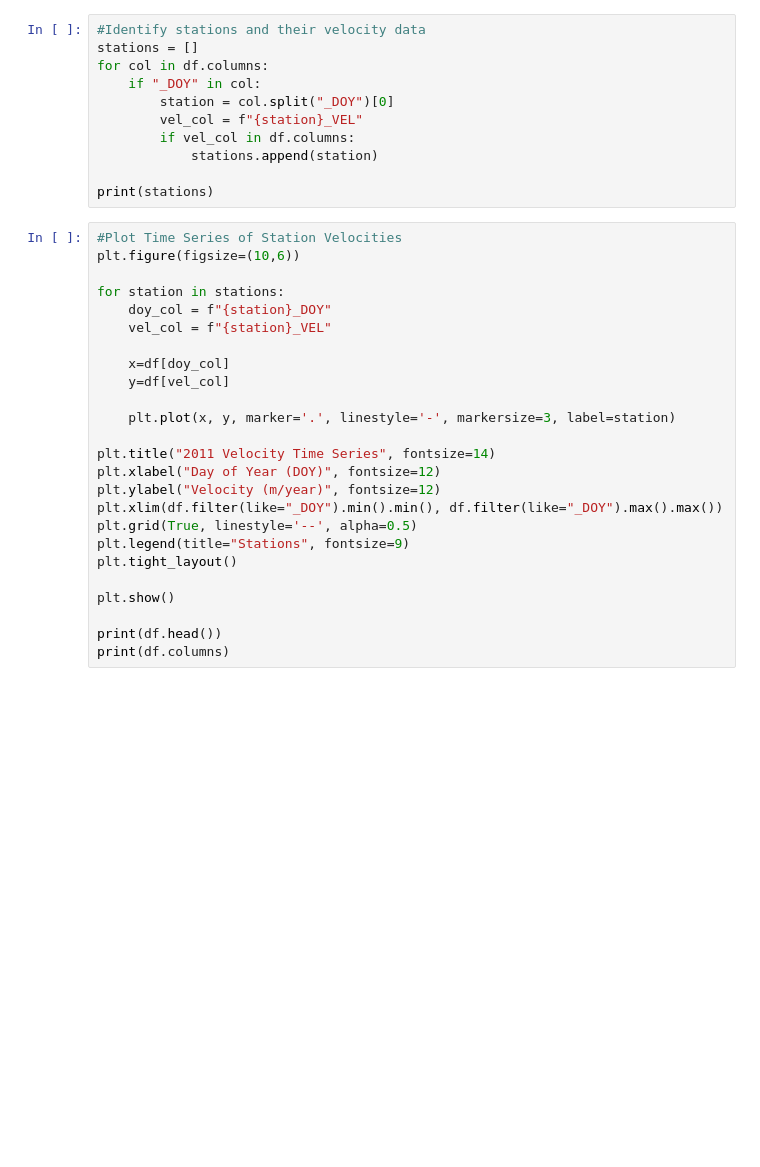
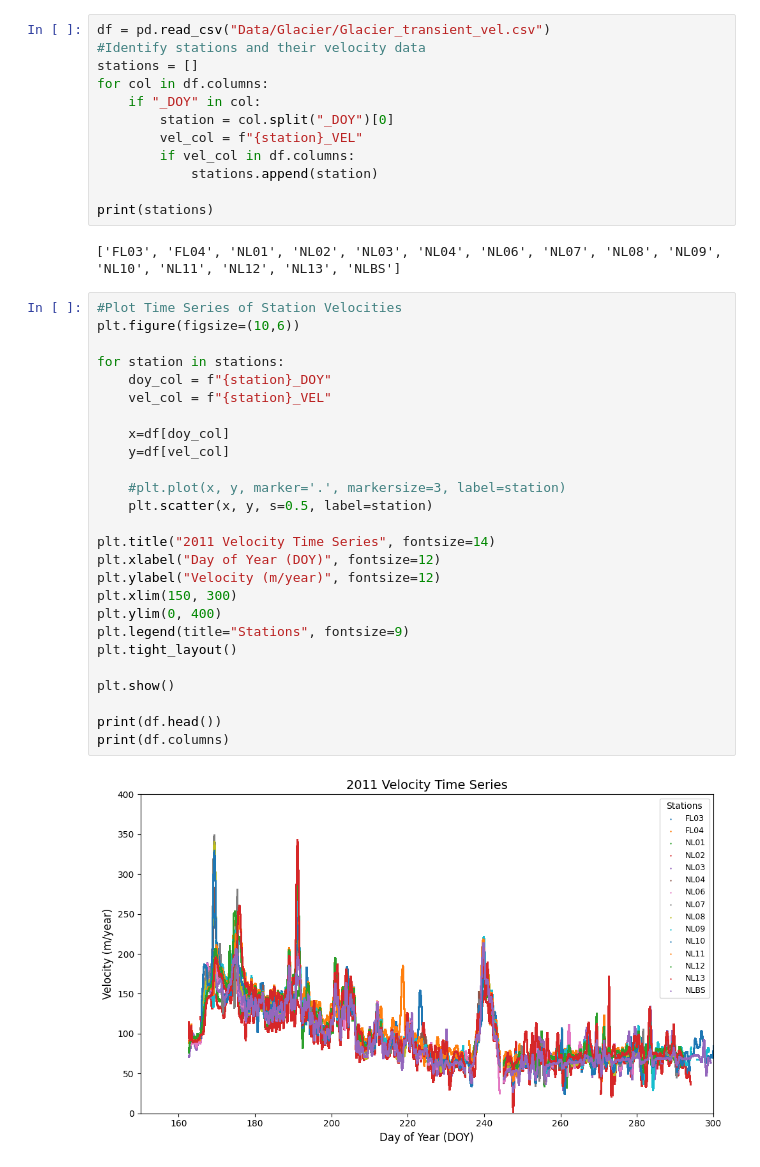
Before and after one commit to grace-gjerde/GrIS_vel, a Jupyter notebook: plotting_routine.ipynb, the cells around one changed output. Cells and saved outputs as stored; diff of their text form; blank space fills up the shorter version.

```diff
--- a/plotting_routine.ipynb
+++ b/plotting_routine.ipynb
@@ -24,4 +17,5 @@ df = pd.read_csv(csv_path)
 # %%
+df = pd.read_csv("Data/Glacier/Glacier_transient_vel.csv")
 #Identify stations and their velocity data
 stations = []
 for col in df.columns:
@@ -32,28 +26,33 @@ for col in df.columns:
             stations.append(station)
 
 print(stations)
+# %% [output]
+['FL03', 'FL04', 'NL01', 'NL02', 'NL03', 'NL04', 'NL06', 'NL07', 'NL08', 'NL09', 'NL10', 'NL11', 'NL12', 'NL13', 'NLBS']
 # %%
 #Plot Time Series of Station Velocities
 plt.figure(figsize=(10,6))
 
 for station in stations:
     doy_col = f"{station}_DOY"
     vel_col = f"{station}_VEL"
 
     x=df[doy_col]
     y=df[vel_col]
 
-    plt.plot(x, y, marker='.', linestyle='-', markersize=3, label=station)
+    #plt.plot(x, y, marker='.', markersize=3, label=station)
+    plt.scatter(x, y, s=0.5, label=station)
 
 plt.title("2011 Velocity Time Series", fontsize=14)
 plt.xlabel("Day of Year (DOY)", fontsize=12)
 plt.ylabel("Velocity (m/year)", fontsize=12)
-plt.xlim(df.filter(like="_DOY").min().min(), df.filter(like="_DOY").max().max())
-plt.grid(True, linestyle='--', alpha=0.5)
+plt.xlim(150, 300)
+plt.ylim(0, 400)
 plt.legend(title="Stations", fontsize=9)
 plt.tight_layout()
 
 plt.show()
 
 print(df.head())
 print(df.columns)
+# %% [output]
+[figure, added]
```
Also changed, not shown: parts of 4 cells of this notebook.
